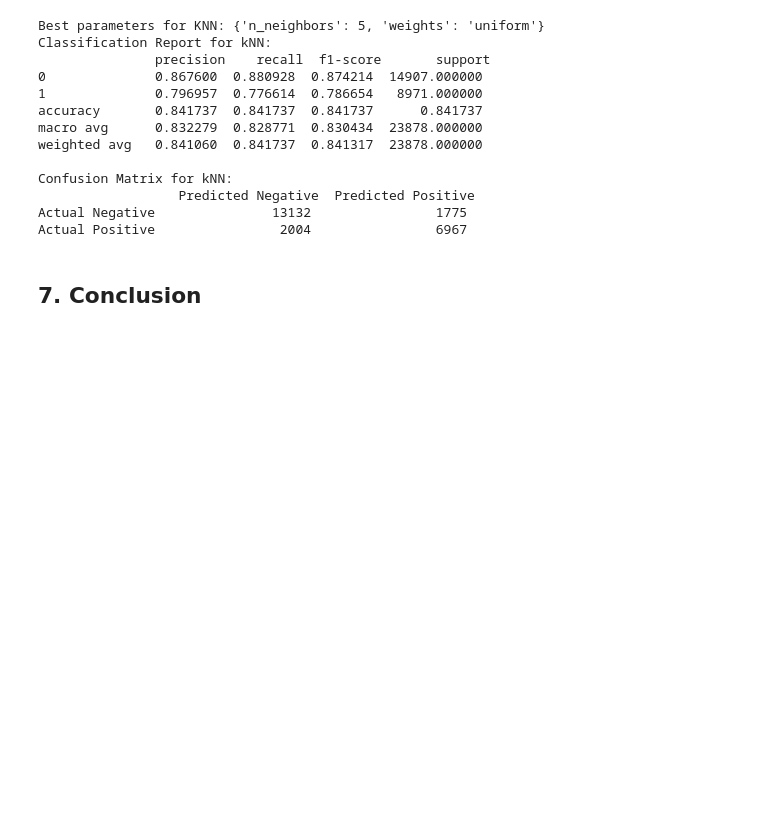
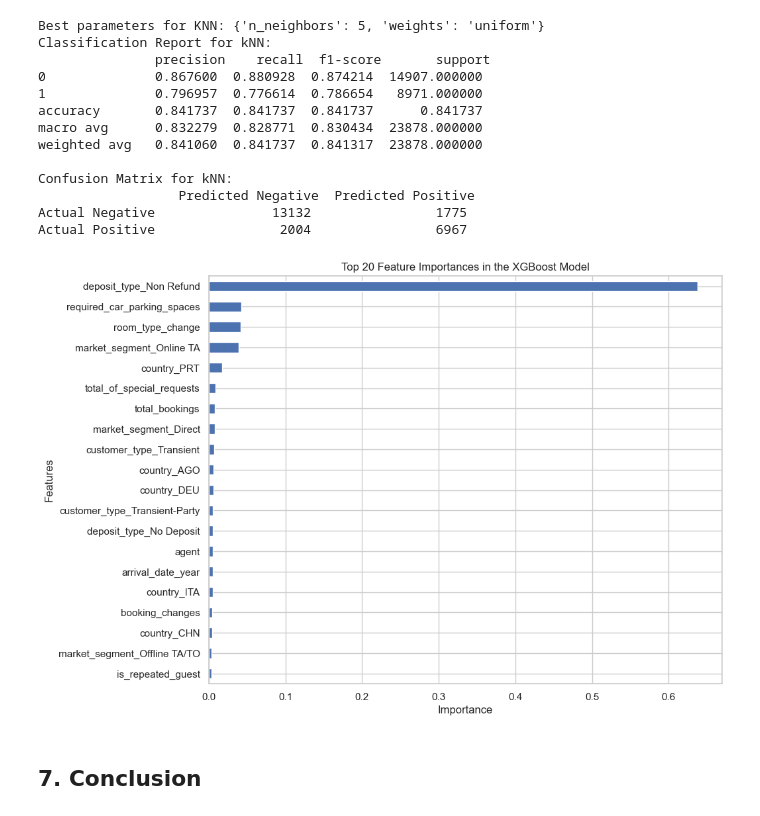
Before and after one commit to minjonyfilm/hotel-booking-cancellation-prediction, a Jupyter notebook: hotel-booking-cancellation-prediction.ipynb, the cells around one changed output. Drawn from its saved outputs; the diff is of its cells as text; code cells hidden in the pictures; blank space fills up the shorter version.

```diff
--- a/hotel-booking-cancellation-prediction.ipynb
+++ b/hotel-booking-cancellation-prediction.ipynb
@@ -116,7 +116,7 @@ from sklearn.metrics import classification_report, confusion_matrix
 #### Data Loading
 # %%
 # import dataset into pandas DataFrame
-df = pd.read_csv("/Users/minjeongkim/Desktop/MSBA/CIS 508/Hands-on Exercise #4/hotel_bookings.csv")
+df = pd.read_csv("/Users/minjeongkim/Desktop/DataAnalysis/DataAnalysisProjects/06_hotel-booking-cancellation-prediction/hotel_bookings.csv")
 df.head(5)
 # %% [output]
 |  | hotel | is_canceled | lead_time | arrival_date_year | arrival_date_month | arrival_date_week_number | ... |
@@ -843,6 +843,19 @@ Confusion Matrix for kNN:
                   Predicted Negative  Predicted Positive
 Actual Negative               13132                1775
 Actual Positive                2004                6967
+# %%
+importances = best_xgb_model.feature_importances_
+feature_importances_series = pd.Series(importances, index=X_train.columns)
+top_20_feature_importances = feature_importances_series.sort_values(ascending=False).head(20)
+
+plt.figure(figsize=(10, 8))  # Adjust the figure size as needed
+top_20_feature_importances.plot(kind='barh', title='Top 20 Feature Importances in the XGBoost Model')
+plt.xlabel('Importance')
+plt.ylabel('Features')
+plt.gca().invert_yaxis()
+plt.show()
+# %% [output]
+[figure, added]
 # %% [markdown]
 ## 7. Conclusion
 # %% [markdown]
```
Also changed, not shown: parts of 1 cell of this notebook.
